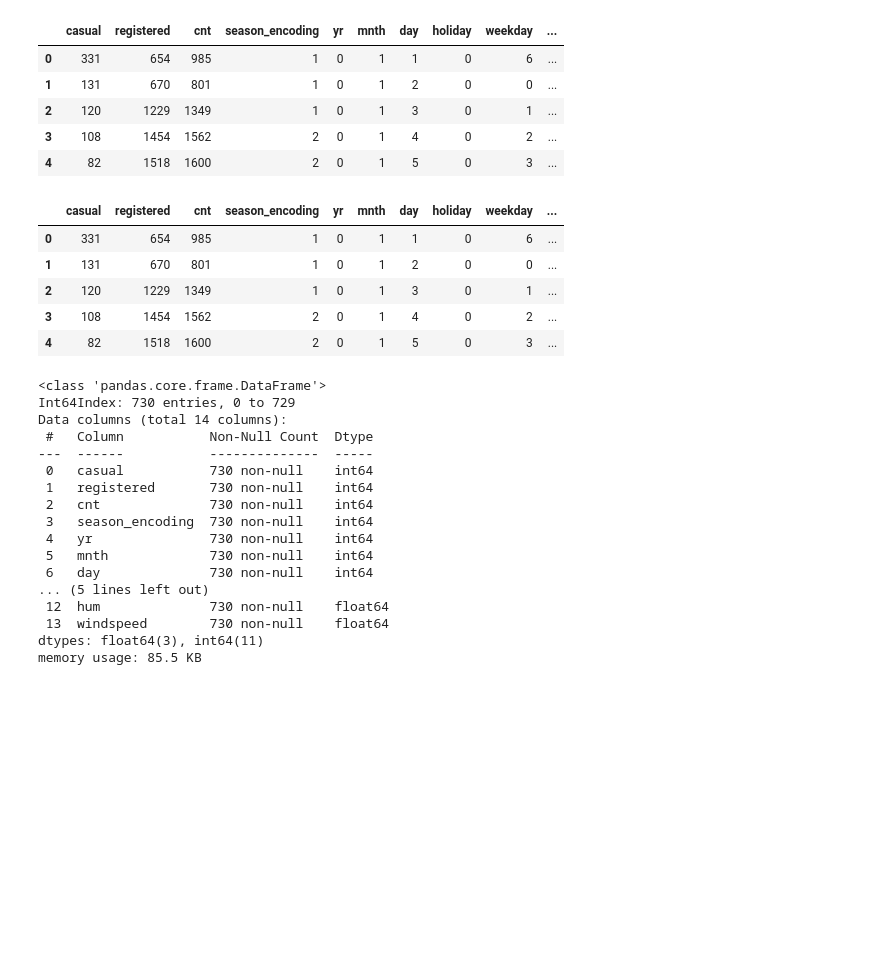
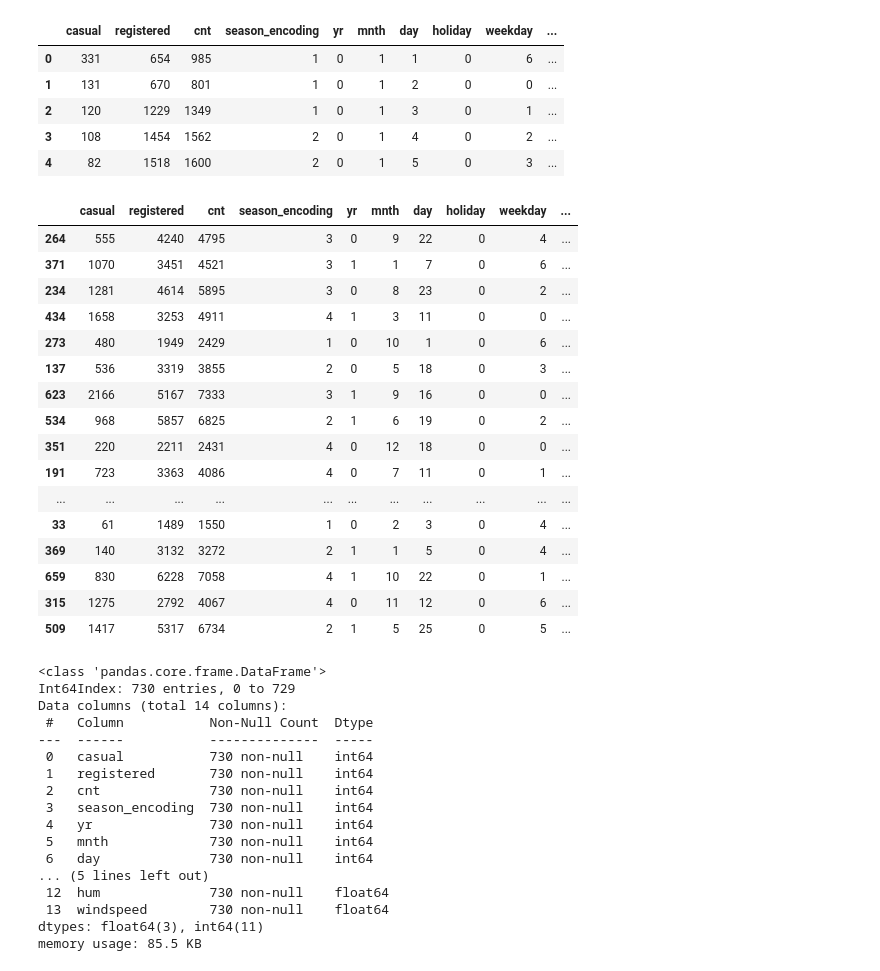
Before and after one commit to Adalab/project-da-promo-A-module-3-team-1, a Jupyter notebook: Regresion_Lineal_multiple_parte_4.ipynb, the cells around one changed output. Cells and saved outputs as stored; diff of their text form; code cells hidden in the pictures; blank space fills up the shorter version.

```diff
--- a/Regresion_Lineal_multiple_parte_4.ipynb
+++ b/Regresion_Lineal_multiple_parte_4.ipynb
@@ -84,15 +84,26 @@ df.head()
 | 4 | 82 | 1518 | 1600 | 2 | 0 | 1 | 5 | 0 | 3 | ... |
 # %%
 df.drop(['temp_interval', 'temp_interval_ord','hum_interval','hum_interval_ord', 'wind_interval', 'wind_num_encoding'],axis=1, inplace=True)
-# %%
-df.head()
-# %% [output]
-|  | casual | registered | cnt | season_encoding | yr | mnth | day | holiday | weekday | ... |
-| 0 | 331 | 654 | 985 | 1 | 0 | 1 | 1 | 0 | 6 | ... |
-| 1 | 131 | 670 | 801 | 1 | 0 | 1 | 2 | 0 | 0 | ... |
-| 2 | 120 | 1229 | 1349 | 1 | 0 | 1 | 3 | 0 | 1 | ... |
-| 3 | 108 | 1454 | 1562 | 2 | 0 | 1 | 4 | 0 | 2 | ... |
-| 4 | 82 | 1518 | 1600 | 2 | 0 | 1 | 5 | 0 | 3 | ... |
+# %%
+df.sample(50)
+# %% [output]
+|  | casual | registered | cnt | season_encoding | yr | mnth | day | holiday | weekday | ... |
+| 264 | 555 | 4240 | 4795 | 3 | 0 | 9 | 22 | 0 | 4 | ... |
+| 371 | 1070 | 3451 | 4521 | 3 | 1 | 1 | 7 | 0 | 6 | ... |
+| 234 | 1281 | 4614 | 5895 | 3 | 0 | 8 | 23 | 0 | 2 | ... |
+| 434 | 1658 | 3253 | 4911 | 4 | 1 | 3 | 11 | 0 | 0 | ... |
+| 273 | 480 | 1949 | 2429 | 1 | 0 | 10 | 1 | 0 | 6 | ... |
+| 137 | 536 | 3319 | 3855 | 2 | 0 | 5 | 18 | 0 | 3 | ... |
+| 623 | 2166 | 5167 | 7333 | 3 | 1 | 9 | 16 | 0 | 0 | ... |
+| 534 | 968 | 5857 | 6825 | 2 | 1 | 6 | 19 | 0 | 2 | ... |
+| 351 | 220 | 2211 | 2431 | 4 | 0 | 12 | 18 | 0 | 0 | ... |
+| 191 | 723 | 3363 | 4086 | 4 | 0 | 7 | 11 | 0 | 1 | ... |
+| ... | ... | ... | ... | ... | ... | ... | ... | ... | ... | ... |
+| 33 | 61 | 1489 | 1550 | 1 | 0 | 2 | 3 | 0 | 4 | ... |
+| 369 | 140 | 3132 | 3272 | 2 | 1 | 1 | 5 | 0 | 4 | ... |
+| 659 | 830 | 6228 | 7058 | 4 | 1 | 10 | 22 | 0 | 1 | ... |
+| 315 | 1275 | 2792 | 4067 | 4 | 0 | 11 | 12 | 0 | 6 | ... |
+| 509 | 1417 | 5317 | 6734 | 2 | 1 | 5 | 25 | 0 | 5 | ... |
 # %%
 df.info() #Correcto tenemos que volver a cambiar el tipo de cada columna
 # %% [output]
```
Also changed, not shown: parts of 33 cells of this notebook.
